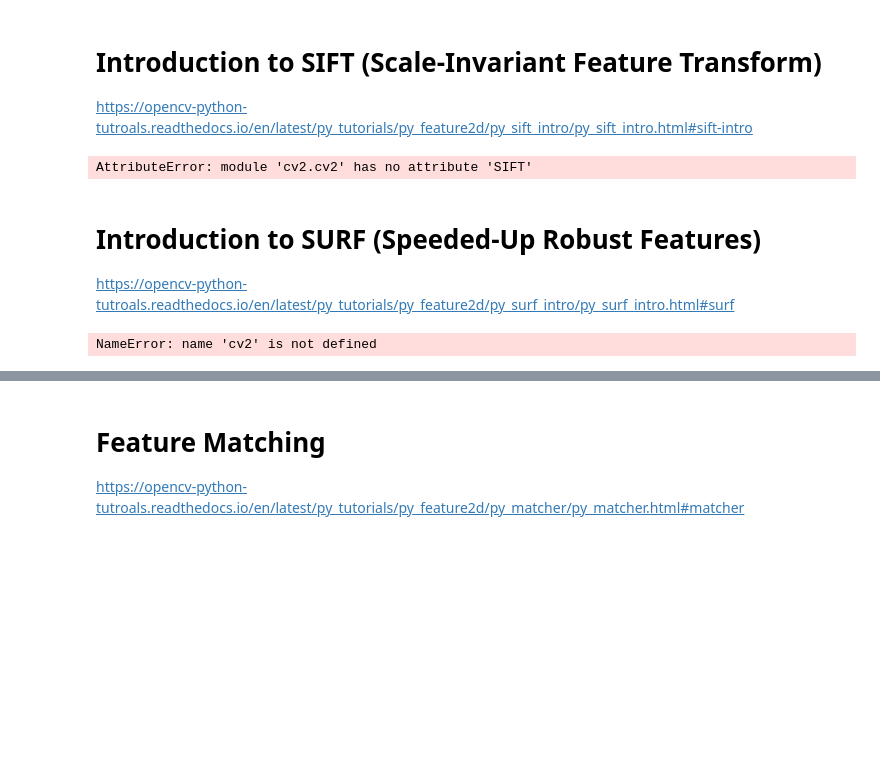
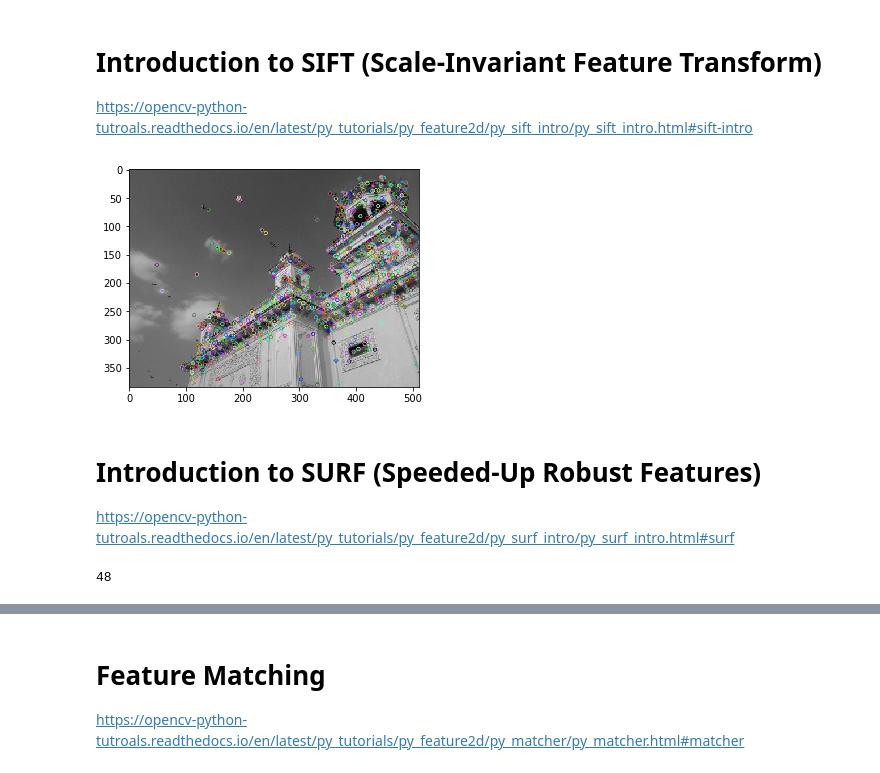
Before and after one commit to koikelab-team/opencv-workshop, a Jupyter notebook: 4 Feature Detection.ipynb, the cells around one changed output, grey strips where cells are left out. Saved outputs shown, nothing was run; the diff lists cells and outputs as text; code cells hidden in the pictures; blank space fills up the shorter version.

Commit message:
fix SIFT, SURF

```diff
--- a/4 Feature Detection.ipynb
+++ b/4 Feature Detection.ipynb
@@ -33,23 +33,30 @@ https://opencv-python-tutroals.readthedocs.io/en/latest/py_tutorials/py_feature2
 # %%
 img = cv2.imread('img/home.jpg')
 gray= cv2.cvtColor(img,cv2.COLOR_BGR2GRAY)
 
-sift = cv2.SIFT()
-# sift = cv2.xfeatures2d.SIFT_create()
+sift = cv2.xfeatures2d.SIFT_create()
 kp = sift.detect(gray, None)
 
-img=cv2.drawKeypoints(gray,kp)
+img=cv2.drawKeypoints(gray,kp, None)
 
-cv2.imwrite('sift_keypoints.jpg',img)
+plt.imshow(img)
+plt.show()
 # %% [output]
-AttributeError: module 'cv2.cv2' has no attribute 'SIFT'
+[figure, added]
 # %% [markdown]
 # Introduction to SURF (Speeded-Up Robust Features)
 
 https://opencv-python-tutroals.readthedocs.io/en/latest/py_tutorials/py_feature2d/py_surf_intro/py_surf_intro.html#surf
 # %%
 img = cv2.imread('img/butterfly.jpg',0)
-surf = cv2.SURF(400)
+
+# Create SURF object. You can specify params here or later.
+# Here I set Hessian Threshold to 400
+surf = cv2.xfeatures2d.SURF_create(50000)
+
+# Find keypoints and descriptors directly
 kp, des = surf.detectAndCompute(img,None)
-# %% [output]
-NameError: name 'cv2' is not defined
+# %%
+len(kp)
+# %% [output]
+48
```
Also changed, not shown: parts of 1 cell of this notebook, 1 other file.
